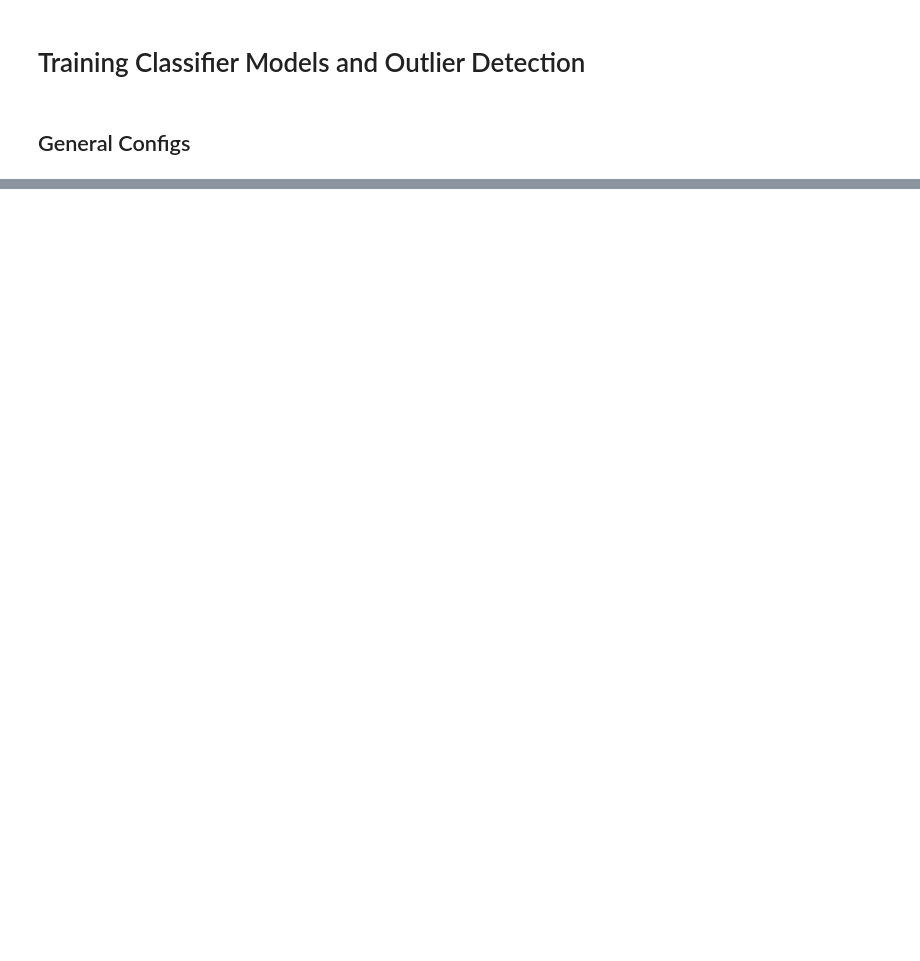
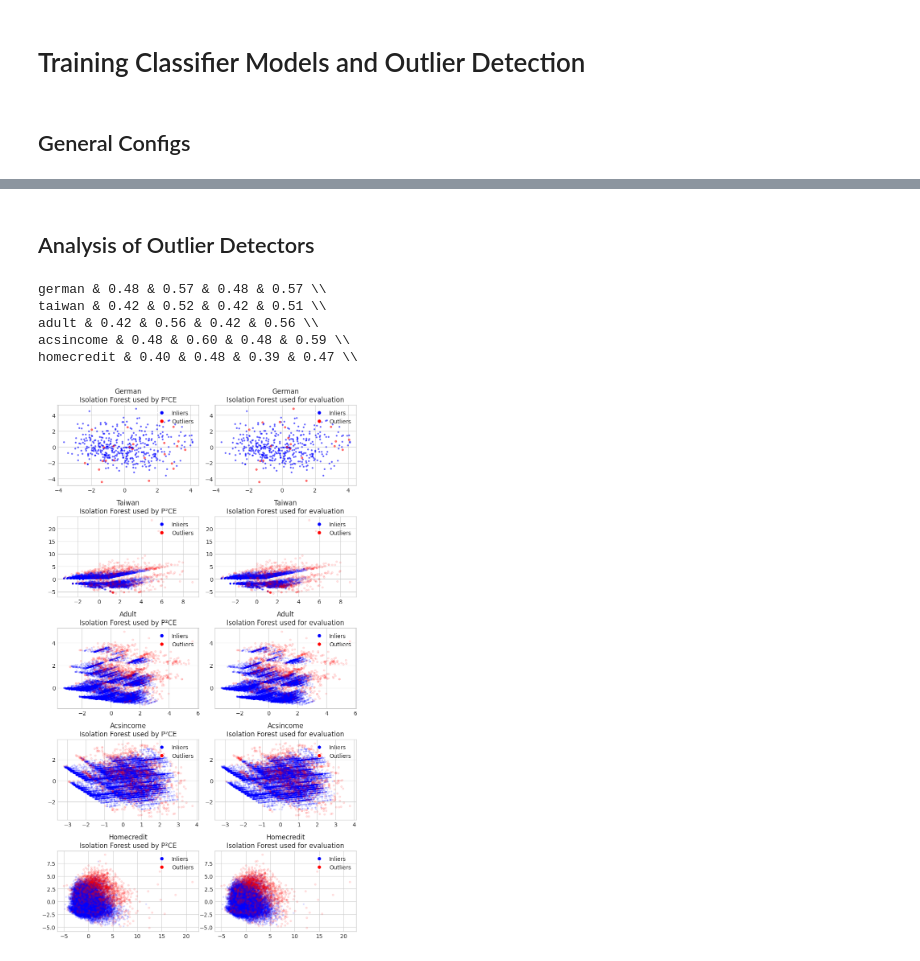
Before and after one commit to hiaac-finance/p2ce, a Jupyter notebook: notebooks/model_training.ipynb, the cells around one changed output, grey strips where cells are left out. Drawn from its saved outputs; the diff is of its cells as text; code cells hidden in the pictures; blank space fills up the shorter version.

```diff
--- a/notebooks/model_training.ipynb
+++ b/notebooks/model_training.ipynb
@@ -77,7 +77,7 @@ hyperparam_spaces = {
         },
         "learning_rate_init": {"low": 1e-5, "high": 1e-3, "type": "float", "log": True},
         "weight_decay": {"low": 1e-5, "high": 1e-3, "type": "float", "log": True},
-        "epochs": {"low": 100, "high": 101, "type": "int", "step": 10},
+        #"epochs": {"low": 100, "high": 101, "type": "int", "step": 10},
         "class_weight": {"choices": ["balanced"], "type": "categorical"},
         "batch_size" : {"low" : 128, "high" : 128, "type" : "int"},
         "random_state" : {"choices": [SEED], "type": "categorical"},
@@ -268,0 +271,71 @@ Score test: 0.657
+# %% [markdown]
+## Analysis of Outlier Detectors
+# %%
+import matplotlib.pyplot as plt
+from sklearn.decomposition import PCA
+from sklearn.manifold import TSNE
+import matplotlib
+matplotlib.rcParams['mathtext.fontset'] = 'stix'
+matplotlib.rcParams['font.family'] = 'STIXGeneral'
+# use the seaborn whitegrid style
+plt.style.use('seaborn-v0_8-whitegrid')
+# %%
+fig, axs = plt.subplots(nrows = 5, ncols = 2, figsize = (8, 14))
+
+for i, dataset_name in enumerate(["german", "taiwan", "adult", "acsincome", "homecredit"]):
+    dataset = DATASETS_[dataset_name.replace("_cat", "")](use_categorical=cat)
+    X, Y = dataset.load_data()
+    X_train, X_test, Y_train, Y_test = train_test_split(X, Y, test_size=TEST_RATIO, random_state=SEED, shuffle=True)
+    X_train, X_val, Y_train, Y_val = train_test_split(X_train, Y_train, test_size=VAL_RATIO, random_state=SEED, shuffle=True)
+
+    with open(f"../models/{dataset_name}/LogisticRegression.pkl", "rb") as f:
+        model = joblib.load(f)
+
+    with open(f"../models/{dataset_name}/IsolationForest.pkl", "rb") as f:
+        outlier_detection = joblib.load(f)
+
+    with open(f"../models/{dataset_name}/IsolationForest_test.pkl", "rb") as f:
+        outlier_detection_test = joblib.load(f)
+
+
+    X_train_transformed = model[0].transform(X_train)
+    pca = PCA(n_components=2)
+    #pca = TSNE(n_components=2, random_state=SEED, init='random', learning_rate='auto')
+    X_train_pca = pca.fit_transform(X_train_transformed)
+    outliers = outlier_detection.predict(X_train)
+    outliers_test = outlier_detection_test.predict(X_train)
+
+
+    print(f"{dataset_name} & {np.mean(outlier_detection.scores):.2f} & {outlier_detection.threshold:.2f} & {np.mean(outlier_detection_test.scores):.2f} & {outlier_detection_test.threshold:.2f} \\\\")
+
+    alpha = 0.1 if len(X_train) > 5000 else 0.5
+
+    #axs[i, 0].scatter(X_train_pca[:, 0], X_train_pca[:, 1], c=outliers, cmap='coolwarm', s=5, alpha = alpha)
+    #axs[i, 1].scatter(X_train_pca[:, 0], X_train_pca[:, 1], c=outliers_test, cmap='coolwarm', s=5, alpha = alpha)
+
+    # plot first the inliers
+    axs[i, 0].scatter(X_train_pca[outliers == 1, 0], X_train_pca[outliers == 1, 1], color = "blue", s=5, alpha = alpha, label='Inliers', rasterized=True)
+    axs[i, 0].scatter(X_train_pca[outliers == -1, 0], X_train_pca[outliers == -1, 1], color='red', s=10, alpha = alpha, label='Outliers', rasterized=True)
+
+    axs[i, 1].scatter(X_train_pca[outliers_test == 1, 0], X_train_pca[outliers_test == 1, 1], color = "blue", s=5, alpha = alpha, label='Inliers', rasterized=True)
+    axs[i, 1].scatter(X_train_pca[outliers_test == -1, 0], X_train_pca[outliers_test == -1, 1], color='red', s=10, alpha = alpha, label='Outliers', rasterized=True)
+    axs[i, 0].set_title(f"{dataset_name.capitalize()}\nIsolation Forest used by P²CE")
+    axs[i, 1].set_title(f"{dataset_name.capitalize()}\nIsolation Forest used for evaluation")
+
+    # add legend only to the first subplot, make legend have background white
+    handles = [
+        plt.Line2D([0], [0], marker='o', color='w', label='Inliers', markerfacecolor='blue', markersize=7),
+        plt.Line2D([0], [0], marker='o', color='w', label='Outliers', markerfacecolor='red', markersize=7),
+    ]
+    axs[i, 0].legend(handles=handles, loc='upper right', framealpha=1, facecolor='white')
+    axs[i, 1].legend(handles=handles, loc='upper right', framealpha=1, facecolor='white')
+
+plt.tight_layout()
+plt.savefig("../figures/isolation_forest_outliers.pdf")
+# %% [output]
+german & 0.48 & 0.57 & 0.48 & 0.57 \\
+taiwan & 0.42 & 0.52 & 0.42 & 0.51 \\
+adult & 0.42 & 0.56 & 0.42 & 0.56 \\
+acsincome & 0.48 & 0.60 & 0.48 & 0.59 \\
+homecredit & 0.40 & 0.48 & 0.39 & 0.47 \\
+[figure, added]
```
Also changed, not shown: parts of 1 cell of this notebook, 4 other files.
